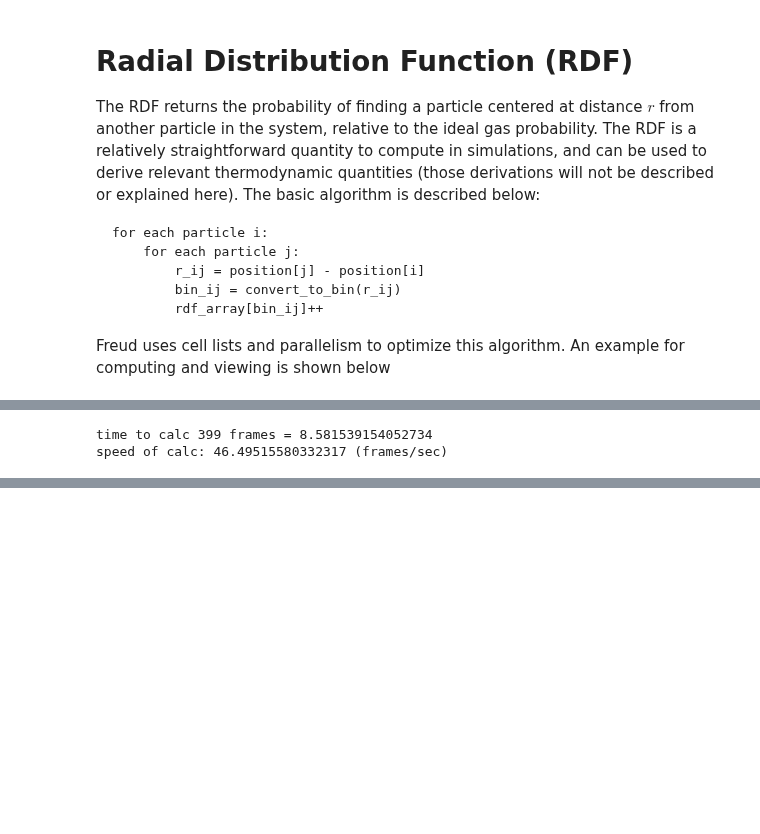
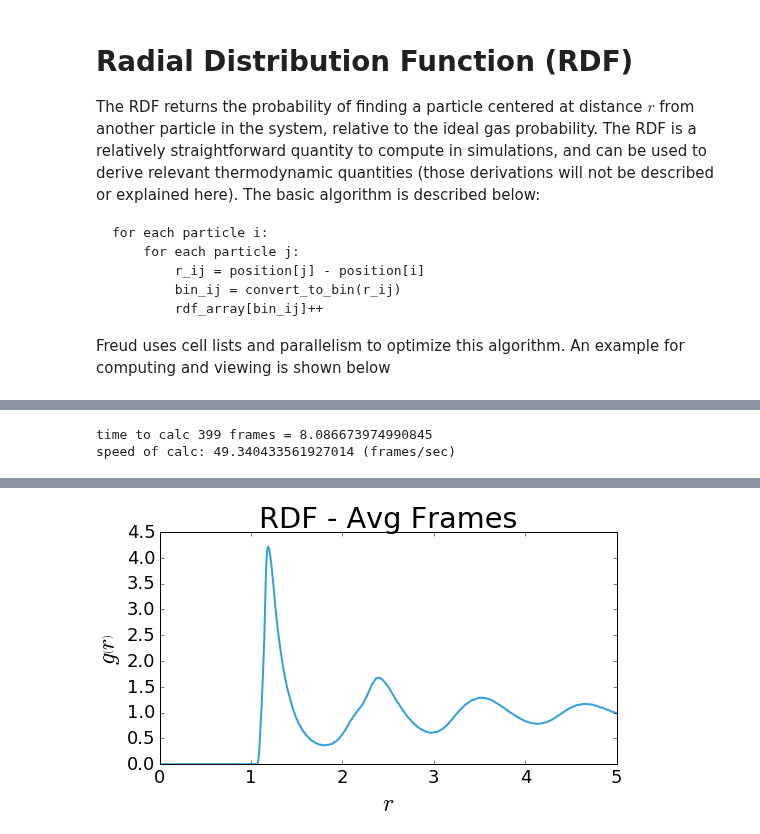
Before and after one commit to glotzerlab/freud-examples, a Jupyter notebook: AIChE RDF.ipynb, the cells around one changed output, grey strips where cells are left out. Drawn from its saved outputs; the diff is of its cells as text; code cells hidden in the pictures; blank space fills up the shorter version.

```diff
--- a/AIChE RDF.ipynb
+++ b/AIChE RDF.ipynb
@@ -107,7 +106,7 @@ r = rdf.getR()
 # get the value of the histogram bins
 y = rdf.getRDF()
 
-pyplot.figure()
+pyplot.figure(figsize=(8, 5))
 pyplot.title("RDF - Avg Frames")
 pyplot.plot(r, y)
 pyplot.xlabel(r"$r$")
@@ -115,5 +114,5 @@ pyplot.ylabel(r"$g\left(r\right)$")
 pyplot.tight_layout()
 pyplot.show()
 # %% [output]
-time to calc 399 frames = 8.581539154052734
-speed of calc: 46.49515580332317 (frames/sec)
+time to calc 399 frames = 8.086673974990845
+speed of calc: 49.340433561927014 (frames/sec)
@@ -122,3 +119,4 @@ speed of calc: 46.49515580332317 (frames/sec)
+[figure, added]
 # %%
 rdf.resetRDF()
 
```
Also changed, not shown: parts of 4 cells of this notebook, 3 other files.
